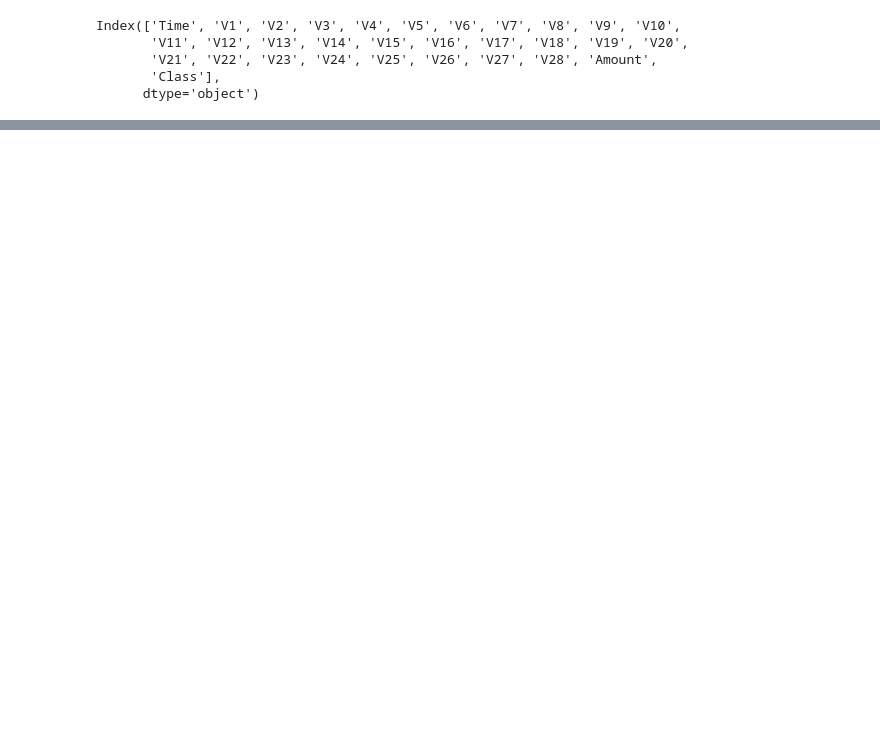
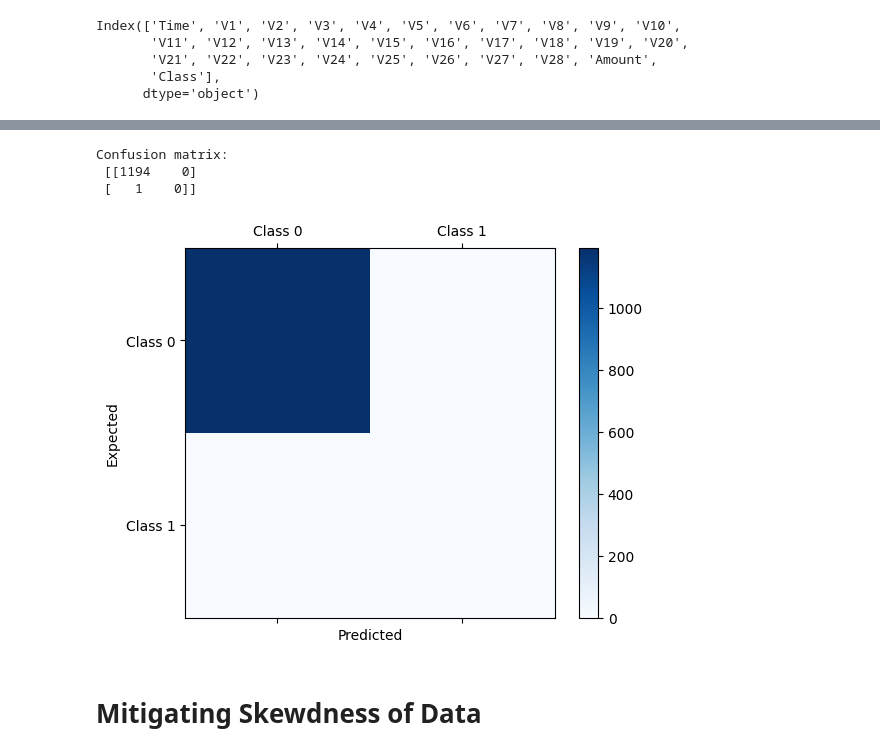
Before and after one commit to Laxmikurapati/Machine-learning-Projects, a Jupyter notebook: Credit_Card_Fraud_Detection.ipynb, the cells around one changed output, grey strips where cells are left out. Saved outputs shown, nothing was run; the diff lists cells and outputs as text; code cells hidden in the pictures; blank space fills up the shorter version.

```diff
--- a/Credit_Card_Fraud_Detection.ipynb
+++ b/Credit_Card_Fraud_Detection.ipynb
@@ -154,0 +136,3 @@ accuracy_score(y2_test,prediction3)
+# %%
+from sklearn.model_selection import train_test_split
+X_train, X_test, y_train, y_test = train_test_split(X, y, test_size=0.2, random_state=15, stratify=y)
@@ -154,0 +163,25 @@ accuracy_score(y2_test,prediction3)
+# %%
+def ANN(X_train, y_train, X_test, y_test, loss, weights):
+    model = keras.Sequential([
+        keras.layers.Dense(26, input_dim=30, activation='relu'),
+        keras.layers.Dense(15, activation='relu'),
+        keras.layers.Dense(1, activation='sigmoid')
+    ])
+
+    model.compile(optimizer='adam', loss=loss, metrics=['accuracy'])
+
+    if weights == -1:
+        model.fit(X_train, y_train, epochs=100)
+    else:
+        model.fit(X_train, y_train, epochs=100, class_weight = weights)
+
+    print(model.evaluate(X_test, y_test))
+
+    y_preds = model.predict(X_test)
+    y_preds = np.round(y_preds)
+
+    print("Classification Report: \n", classification_report(y_test, y_preds))
+
+    return y_preds
+# %%
+y_preds = ANN(X_train, y_train, X_test, y_test, 'binary_crossentropy', -1)
@@ -154,0 +206,24 @@ accuracy_score(y2_test,prediction3)
+# %%
+from sklearn.metrics import confusion_matrix
+from matplotlib import pyplot as plt
+
+conf_mat = confusion_matrix(y_true=y_test, y_pred=y_preds)
+print('Confusion matrix:\n', conf_mat)
+
+labels = ['Class 0', 'Class 1']
+fig = plt.figure()
+ax = fig.add_subplot(111)
+cax = ax.matshow(conf_mat, cmap=plt.cm.Blues)
+fig.colorbar(cax)
+ax.set_xticklabels([''] + labels)
+ax.set_yticklabels([''] + labels)
+plt.xlabel('Predicted')
+plt.ylabel('Expected')
+plt.show()
+# %% [output]
+Confusion matrix:
+ [[1194    0]
+ [   1    0]]
+[figure, added]
+# %% [markdown]
+# **Mitigating Skewdness of Data**
```
Also changed, not shown: parts of 73 cells of this notebook.
